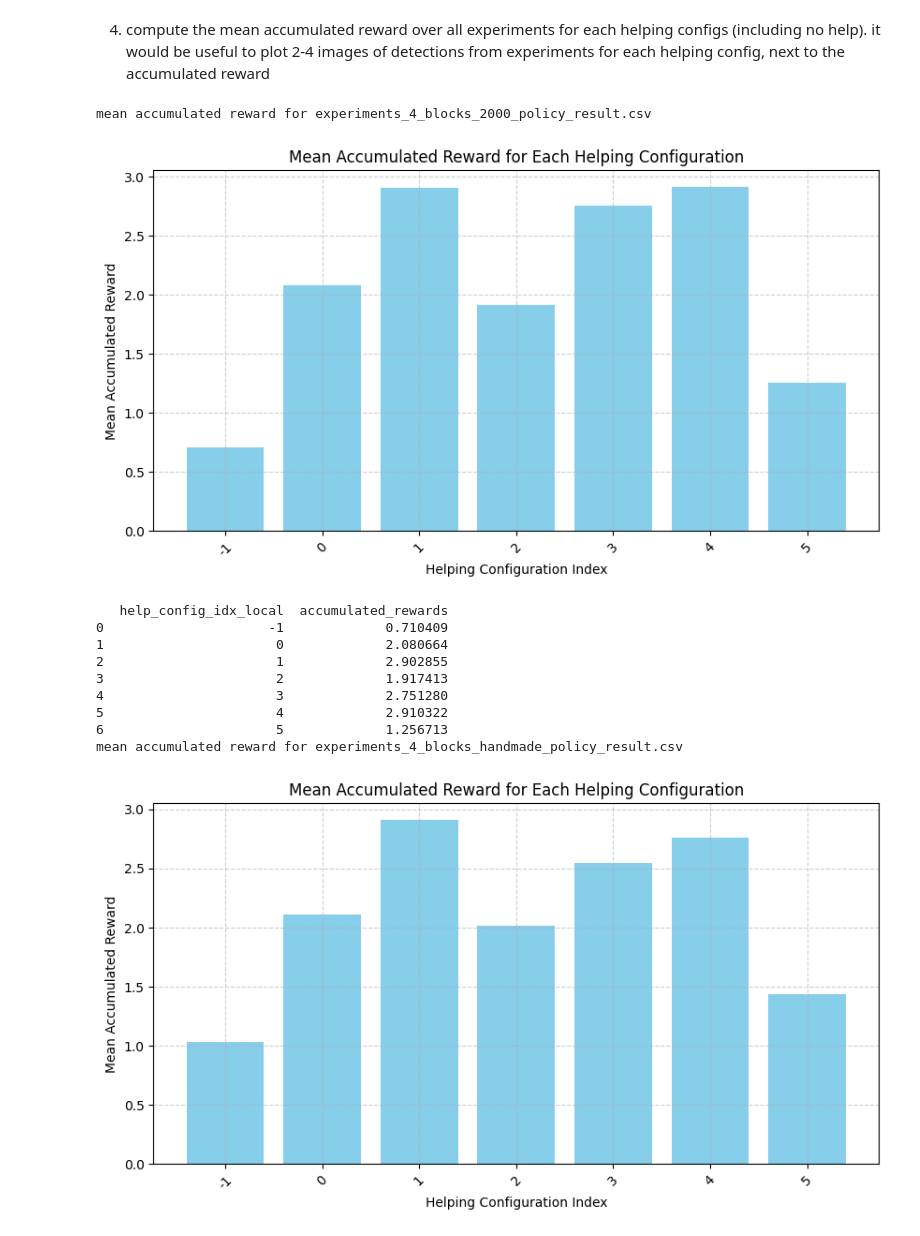
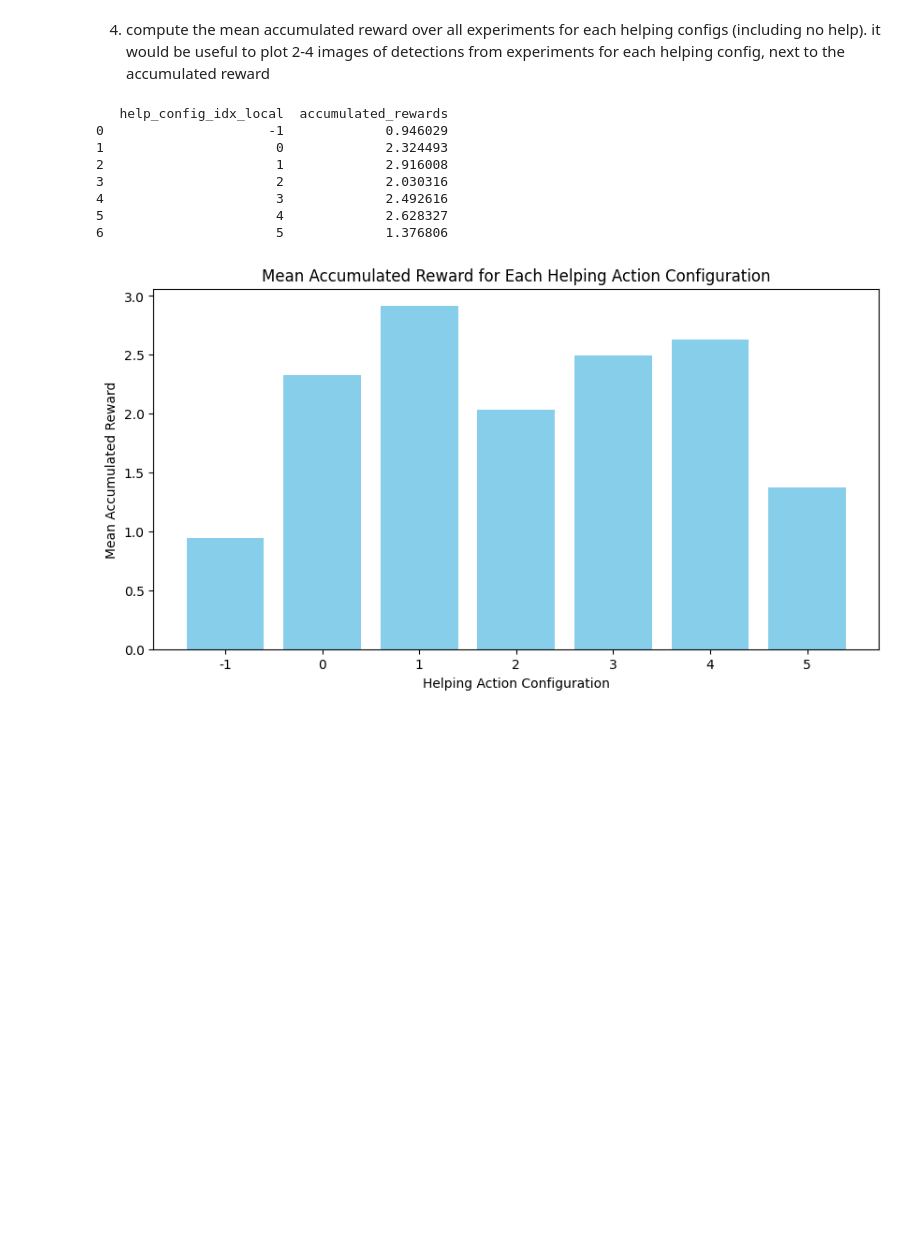
Before and after one commit to CLAIR-LAB-TECHNION/voa-pomdp, a Jupyter notebook: experiments_lab/analyze_results.ipynb, the cells around one changed output. Cells and saved outputs as stored; diff of their text form; code cells hidden in the pictures; blank space fills up the shorter version.

Commit message:
analyze results updated

```diff
--- a/experiments_lab/analyze_results.ipynb
+++ b/experiments_lab/analyze_results.ipynb
@@ -384,47 +333,35 @@ for file_path in file_paths:
 # %%
 import pandas as pd
 import matplotlib.pyplot as plt
 
 # Define file paths
-file_paths = [
-    'experiments_4_blocks_2000_policy_result.csv',
-    'experiments_4_blocks_handmade_policy_result.csv',
-    'experiments_4_blocks_shallow_policy_result.csv'
-]
+handmade_data = pd.read_csv('experiments_4_blocks_2000_policy_result.csv')
+data_2000 =  pd.read_csv('experiments_4_blocks_handmade_policy_result.csv')
+shallow = pd.read_csv('experiments_4_blocks_shallow_policy_result.csv')
 
-# Initialize a DataFrame to collect data from all files
-all_data = pd.DataFrame()
 
-# Load and concatenate data from each file
-for file_path in file_paths:
-    df = pd.read_csv(file_path)
-    all_data = pd.concat([all_data, df], ignore_index=True)
+combined_data = pd.concat([handmade_data, data_2000, shallow], ignore_index=True)
 
-    # Compute mean accumulated reward for each helping configuration
-    mean_rewards = all_data.groupby('help_config_idx_local')['accumulated_rewards'].mean().reset_index()
+# Calculate the mean accumulated reward for each helping configuration
+mean_accumulated_rewards = combined_data.groupby('help_config_idx_local')['accumulated_rewards'].mean().reset_index()
 
-    print(f"mean accumulated reward for {file_path}")
-    # Plotting the mean accumulated rewards
-    plt.figure(figsize=(10, 5))
-    plt.bar(mean_rewards['help_config_idx_local'].astype(str), mean_rewards['accumulated_rewards'], color='skyblue')
-    plt.xlabel('Helping Configuration Index')
-    plt.ylabel('Mean Accumulated Reward')
-    plt.title('Mean Accumulated Reward for Each Helping Configuration')
-    plt.xticks(rotation=45)
-    plt.grid(True, linestyle='--', alpha=0.6)
-    plt.show()
+# Print the results
+print(mean_accumulated_rewards)
 
-    print(mean_rewards)
+# Plotting the mean accumulated rewards
+plt.figure(figsize=(10, 5))
+plt.bar(mean_accumulated_rewards['help_config_idx_local'].astype(str), mean_accumulated_rewards['accumulated_rewards'], color='skyblue')
+plt.xlabel('Helping Action Configuration')
+plt.ylabel('Mean Accumulated Reward')
+plt.title('Mean Accumulated Reward for Each Helping Action Configuration')
+plt.show()
 # %% [output]
-mean accumulated reward for experiments_4_blocks_2000_policy_result.csv
+   help_config_idx_local  accumulated_rewards
+0                     -1             0.946029
+1                      0             2.324493
+2                      1             2.916008
+3                      2             2.030316
+4                      3             2.492616
+5                      4             2.628327
+6                      5             1.376806
-[figure, old version]
+[figure, new version]
-   help_config_idx_local  accumulated_rewards
-0                     -1             0.710409
-1                      0             2.080664
-2                      1             2.902855
-3                      2             1.917413
-4                      3             2.751280
-5                      4             2.910322
-6                      5             1.256713
-mean accumulated reward for experiments_4_blocks_handmade_policy_result.csv
-[figure, removed]
```
Also changed, not shown: parts of 10 cells of this notebook, 6 other files.
